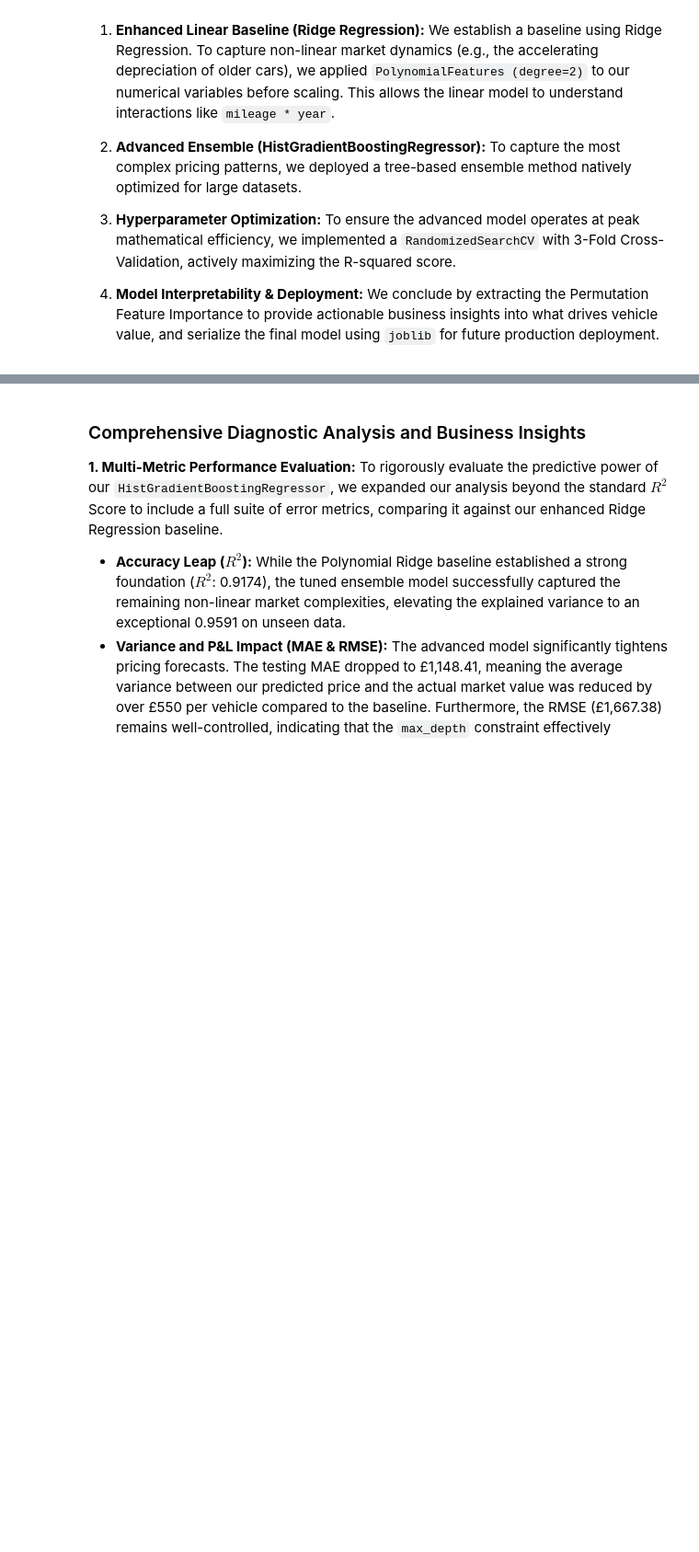
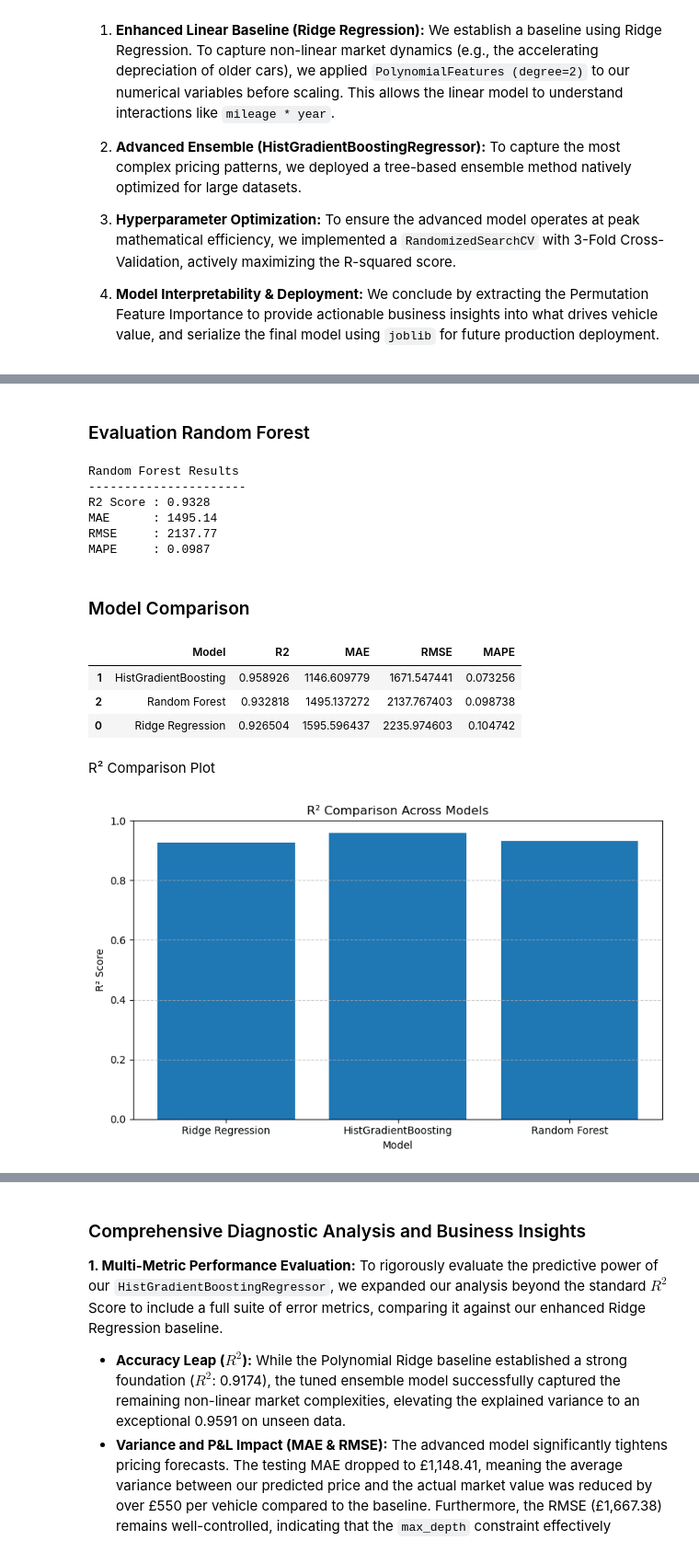
Before and after one commit to FiloDelu03/Machine-Learning-Group-AO-daje-roma-daje-, a Jupyter notebook: Model Car.ipynb, the cells around one changed output, grey strips where cells are left out. Shown at 92% size. Saved outputs shown, nothing was run; the diff lists cells and outputs as text; code cells hidden in the pictures; blank space fills up the shorter version.

Commit message:
diviso tutto e aggiunto Random Forest

```diff
--- a/Model Car.ipynb
+++ b/Model Car.ipynb
@@ -47,0 +331,60 @@ To accurately predict the market value of used vehicles, we framed this as a sup
+# %% [markdown]
+### Evaluation Random Forest
+# %%
+rf_r2 = r2_score(y_test, y_pred_rf)
+rf_mae = mean_absolute_error(y_test, y_pred_rf)
+rf_rmse = np.sqrt(mean_squared_error(y_test, y_pred_rf))
+rf_mape = mean_absolute_percentage_error(y_test, y_pred_rf)
+
+print("Random Forest Results")
+print("----------------------")
+print(f"R2 Score : {rf_r2:.4f}")
+print(f"MAE      : {rf_mae:.2f}")
+print(f"RMSE     : {rf_rmse:.2f}")
+print(f"MAPE     : {rf_mape:.4f}")
+# %% [output]
+Random Forest Results
+----------------------
+R2 Score : 0.9328
+MAE      : 1495.14
+RMSE     : 2137.77
+MAPE     : 0.0987
+# %% [markdown]
+### Model Comparison
+# %%
+results = pd.DataFrame({
+    'Model': ['Ridge Regression', 'HistGradientBoosting', 'Random Forest'],
+    'R2': [ridge_r2, test_r2, rf_r2],
+    'MAE': [ridge_mae, test_mae, rf_mae],
+    'RMSE': [ridge_rmse, test_rmse, rf_rmse],
+    'MAPE': [ridge_mape, test_mape, rf_mape]
+})
+
+display(results.sort_values(by='R2', ascending=False))
+# %% [output]
+|  | Model | R2 | MAE | RMSE | MAPE |
+| 1 | HistGradientBoosting | 0.958926 | 1146.609779 | 1671.547441 | 0.073256 |
+| 2 | Random Forest | 0.932818 | 1495.137272 | 2137.767403 | 0.098738 |
+| 0 | Ridge Regression | 0.926504 | 1595.596437 | 2235.974603 | 0.104742 |
+# %% [markdown]
+R² Comparison Plot
+# %%
+plt.figure(figsize=(8,5))
+
+plt.bar(
+    results['Model'],
+    results['R2']
+)
+
+plt.title("R² Comparison Across Models")
+plt.ylabel("R² Score")
+plt.xlabel("Model")
+
+plt.ylim(0,1)
+
+plt.grid(axis='y', linestyle='--', alpha=0.7)
+
+plt.tight_layout()
+plt.show()
+# %% [output]
+[figure, added]
```
Also changed, not shown: parts of 31 cells of this notebook, 1 other file.
